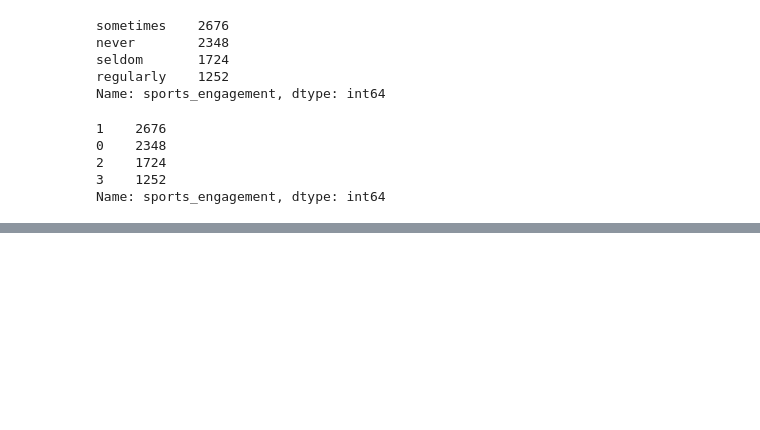
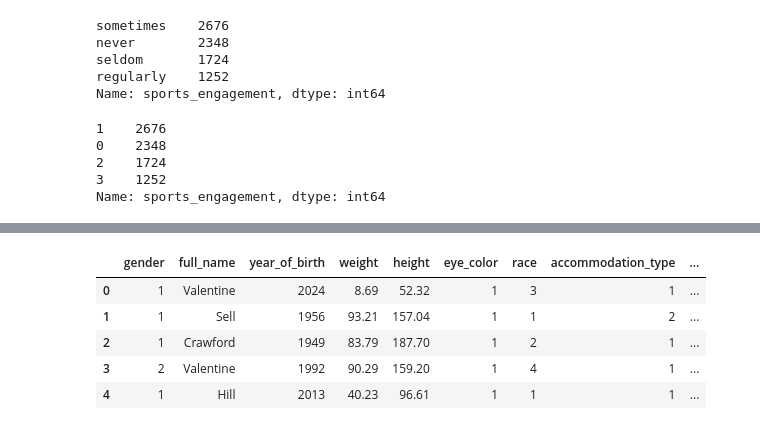
Before and after one commit to duhajarrar/hello-world, a Jupyter notebook: covithon.ipynb, the cells around one changed output, grey strips where cells are left out. Saved outputs shown, nothing was run; the diff lists cells and outputs as text; code cells hidden in the pictures; blank space fills up the shorter version.

```diff
--- a/covithon.ipynb
+++ b/covithon.ipynb
@@ -222,0 +317,3 @@ Name: sports_engagement, dtype: int64
+# %%
+tr['living_area']=tr['living_area'].map({'suburbs':1,'urban':2,'rural':3,'other':4})
+tr.living_area.value_counts()
@@ -222,0 +337,3 @@ Name: sports_engagement, dtype: int64
+# %%
+tr['favorite_music_genre']=tr['favorite_music_genre'].map({'rock':1,'r&b':2,'pop':3,'country':4,'edm':5,'classical':6,'other':7})
+tr.favorite_music_genre.value_counts()
@@ -242 +420,14 @@ dtypes: float64(3), int64(16), object(10)
 memory usage: 1.8+ MB
+# %%
+#trM=tr
+new=tr['full_name'].str.split(" ", n = 1, expand = True)
+tr['full_name']=new[1]
+trM=tr
+tr.head()
+# %% [output]
+|  | gender | full_name | year_of_birth | weight | height | eye_color | race | accommodation_type | ... |
+| 0 | 1 | Valentine | 2024 | 8.69 | 52.32 | 1 | 3 | 1 | ... |
+| 1 | 1 | Sell | 1956 | 93.21 | 157.04 | 1 | 1 | 2 | ... |
+| 2 | 1 | Crawford | 1949 | 83.79 | 187.70 | 1 | 2 | 1 | ... |
+| 3 | 2 | Valentine | 1992 | 90.29 | 159.20 | 1 | 4 | 1 | ... |
+| 4 | 1 | Hill | 2013 | 40.23 | 96.61 | 1 | 1 | 1 | ... |
```
Also changed, not shown: parts of 77 cells of this notebook.
